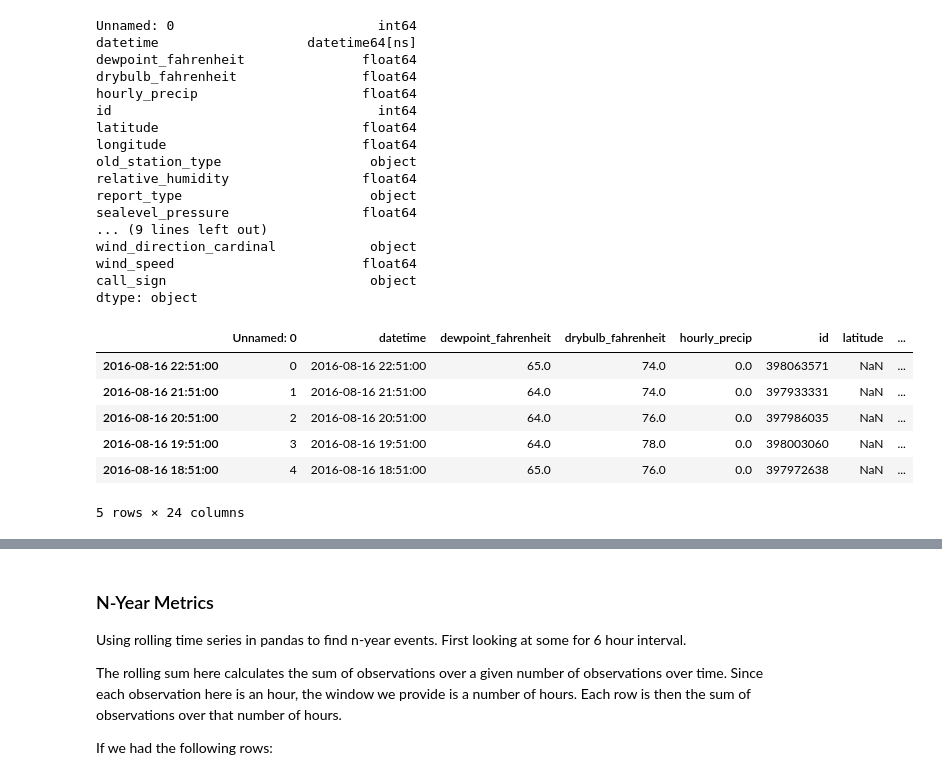
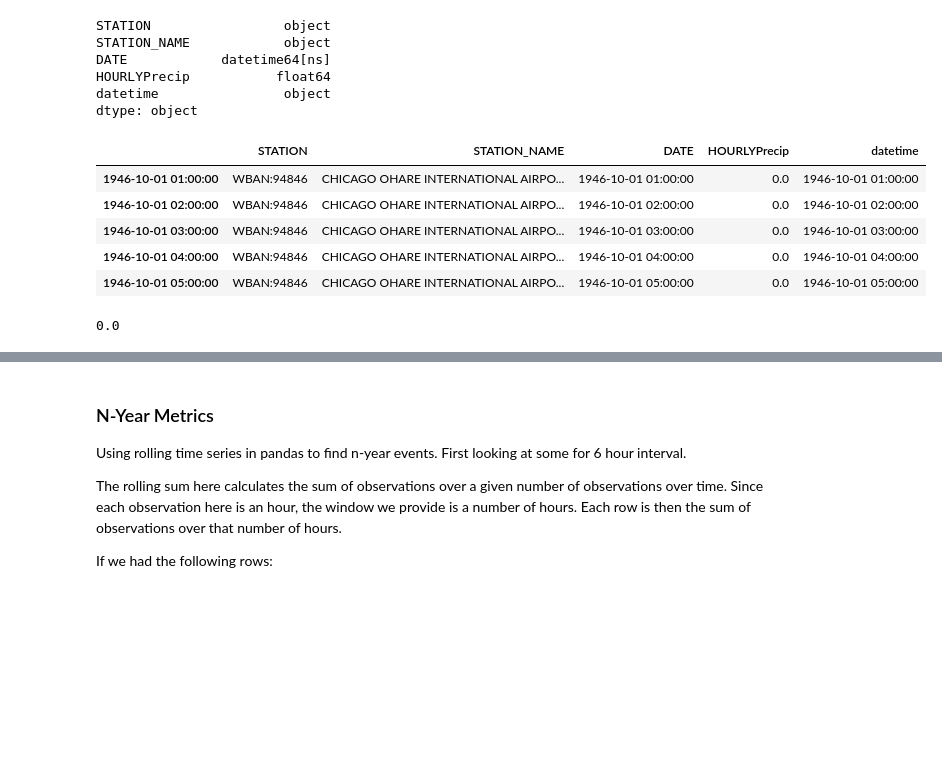
Before and after one commit to NORCatUofC/rain, a Jupyter notebook: n-year/notebooks/Rolling Rain N-Year Threshold.ipynb, the cells around one changed output, grey strips where cells are left out. Cells and saved outputs as stored; diff of their text form; code cells hidden in the pictures; blank space fills up the shorter version.

```diff
--- a/n-year/notebooks/Rolling Rain N-Year Threshold.ipynb
+++ b/n-year/notebooks/Rolling Rain N-Year Threshold.ipynb
@@ -9,33 +9,26 @@ import seaborn as sns
 # %%
 # Loading in hourly rain data from CSV, parsing the timestamp, and adding it as an index so it's more useful
 
-rain_df = pd.read_csv('data/ohare_hourly_observations.csv')
-rain_df['datetime'] = pd.to_datetime(rain_df['datetime'])
-rain_df = rain_df.set_index(pd.DatetimeIndex(rain_df['datetime']))
+rain_df = pd.read_csv('data/ohare_full_precip_hourly.csv')
+rain_df['DATE'] = pd.to_datetime(rain_df['DATE'])
+rain_df = rain_df.set_index(pd.DatetimeIndex(rain_df['DATE']))
 print(rain_df.dtypes)
 rain_df.head()
 # %% [output]
-Unnamed: 0                          int64
-datetime                   datetime64[ns]
-dewpoint_fahrenheit               float64
-drybulb_fahrenheit                float64
-hourly_precip                     float64
-id                                  int64
-latitude                          float64
-longitude                         float64
-old_station_type                   object
-relative_humidity                 float64
-report_type                        object
-sealevel_pressure                 float64
-... (9 lines left out)
-wind_direction_cardinal            object
-wind_speed                        float64
-call_sign                          object
+STATION                 object
+STATION_NAME            object
+DATE            datetime64[ns]
+HOURLYPrecip           float64
+datetime                object
 dtype: object
-|  | Unnamed: 0 | datetime | dewpoint_fahrenheit | drybulb_fahrenheit | hourly_precip | id | latitude | ... |
-| 2016-08-16 22:51:00 | 0 | 2016-08-16 22:51:00 | 65.0 | 74.0 | 0.0 | 398063571 | NaN | ... |
-| 2016-08-16 21:51:00 | 1 | 2016-08-16 21:51:00 | 64.0 | 74.0 | 0.0 | 397933331 | NaN | ... |
-| 2016-08-16 20:51:00 | 2 | 2016-08-16 20:51:00 | 64.0 | 76.0 | 0.0 | 397986035 | NaN | ... |
-| 2016-08-16 19:51:00 | 3 | 2016-08-16 19:51:00 | 64.0 | 78.0 | 0.0 | 398003060 | NaN | ... |
-| 2016-08-16 18:51:00 | 4 | 2016-08-16 18:51:00 | 65.0 | 76.0 | 0.0 | 397972638 | NaN | ... |
+|  | STATION | STATION_NAME | DATE | HOURLYPrecip | datetime |
+| 1946-10-01 01:00:00 | WBAN:94846 | CHICAGO OHARE INTERNATIONAL AIRPO... | 1946-10-01 01:00:00 | 0.0 | 1946-10-01 01:00:00 |
+| 1946-10-01 02:00:00 | WBAN:94846 | CHICAGO OHARE INTERNATIONAL AIRPO... | 1946-10-01 02:00:00 | 0.0 | 1946-10-01 02:00:00 |
+| 1946-10-01 03:00:00 | WBAN:94846 | CHICAGO OHARE INTERNATIONAL AIRPO... | 1946-10-01 03:00:00 | 0.0 | 1946-10-01 03:00:00 |
+| 1946-10-01 04:00:00 | WBAN:94846 | CHICAGO OHARE INTERNATIONAL AIRPO... | 1946-10-01 04:00:00 | 0.0 | 1946-10-01 04:00:00 |
+| 1946-10-01 05:00:00 | WBAN:94846 | CHICAGO OHARE INTERNATIONAL AIRPO... | 1946-10-01 05:00:00 | 0.0 | 1946-10-01 05:00:00 |
-5 rows × 24 columns
+# %%
+chi_rain_sub = rain_df[:'1955-01-01']
+chi_rain_sub['HOURLYPrecip'].max()
+# %% [output]
+0.0
```
Also changed, not shown: parts of 15 cells of this notebook, 1 other file.
